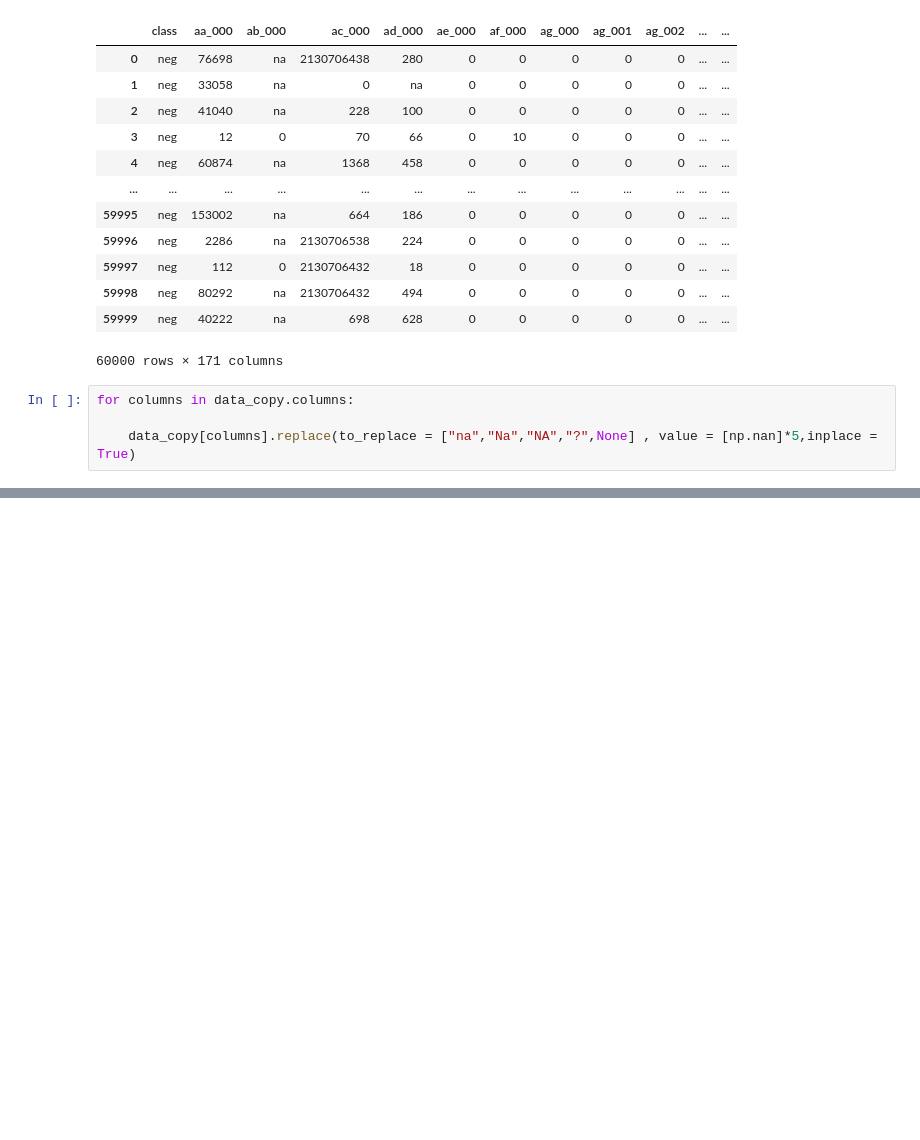
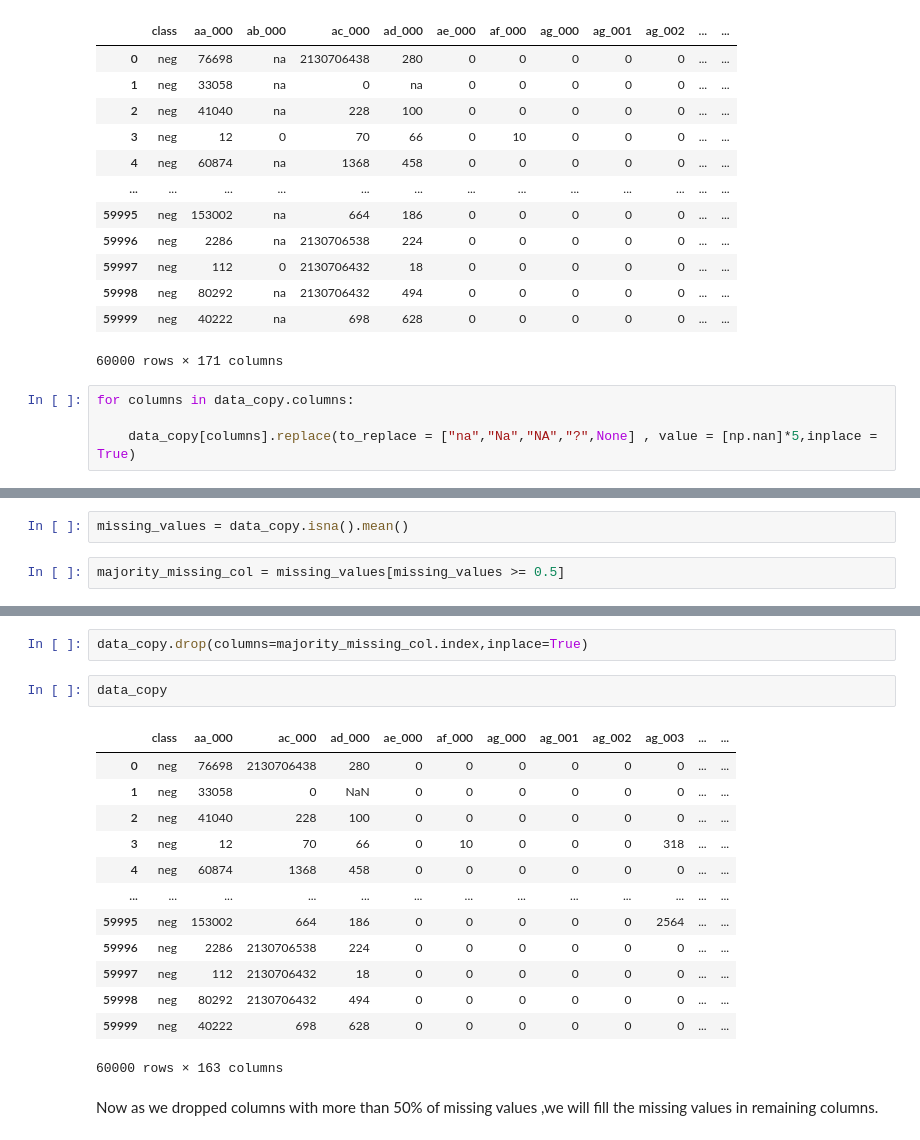
Before and after one commit to KapilSharma0/scania-aps-failure-preprocessing, a Jupyter notebook: scania-aps-failure-preprocessing.ipynb, the cells around one changed output, grey strips where cells are left out. Drawn from its saved outputs; the diff is of its cells as text; blank space fills up the shorter version.

```diff
--- a/scania-aps-failure-preprocessing.ipynb
+++ b/scania-aps-failure-preprocessing.ipynb
@@ -93,0 +114,4 @@ Before deleaing with missing values let us check for duplicate rows first
+# %%
+missing_values = data_copy.isna().mean()
+# %%
+majority_missing_col = missing_values[missing_values >= 0.5]
@@ -93,0 +130,20 @@ Before deleaing with missing values let us check for duplicate rows first
+# %%
+data_copy.drop(columns=majority_missing_col.index,inplace=True)
+# %%
+data_copy
+# %% [output]
+|  | class | aa_000 | ac_000 | ad_000 | ae_000 | af_000 | ag_000 | ag_001 | ag_002 | ag_003 | ... | ... |
+| 0 | neg | 76698 | 2130706438 | 280 | 0 | 0 | 0 | 0 | 0 | 0 | ... | ... |
+| 1 | neg | 33058 | 0 | NaN | 0 | 0 | 0 | 0 | 0 | 0 | ... | ... |
+| 2 | neg | 41040 | 228 | 100 | 0 | 0 | 0 | 0 | 0 | 0 | ... | ... |
+| 3 | neg | 12 | 70 | 66 | 0 | 10 | 0 | 0 | 0 | 318 | ... | ... |
+| 4 | neg | 60874 | 1368 | 458 | 0 | 0 | 0 | 0 | 0 | 0 | ... | ... |
+| ... | ... | ... | ... | ... | ... | ... | ... | ... | ... | ... | ... | ... |
+| 59995 | neg | 153002 | 664 | 186 | 0 | 0 | 0 | 0 | 0 | 2564 | ... | ... |
+| 59996 | neg | 2286 | 2130706538 | 224 | 0 | 0 | 0 | 0 | 0 | 0 | ... | ... |
+| 59997 | neg | 112 | 2130706432 | 18 | 0 | 0 | 0 | 0 | 0 | 0 | ... | ... |
+| 59998 | neg | 80292 | 2130706432 | 494 | 0 | 0 | 0 | 0 | 0 | 0 | ... | ... |
+| 59999 | neg | 40222 | 698 | 628 | 0 | 0 | 0 | 0 | 0 | 0 | ... | ... |
+60000 rows × 163 columns
+# %% [markdown]
+Now as we dropped columns with more than 50% of missing values ,we will fill the missing values in remaining columns.
```
Also changed, not shown: parts of 77 cells of this notebook.
